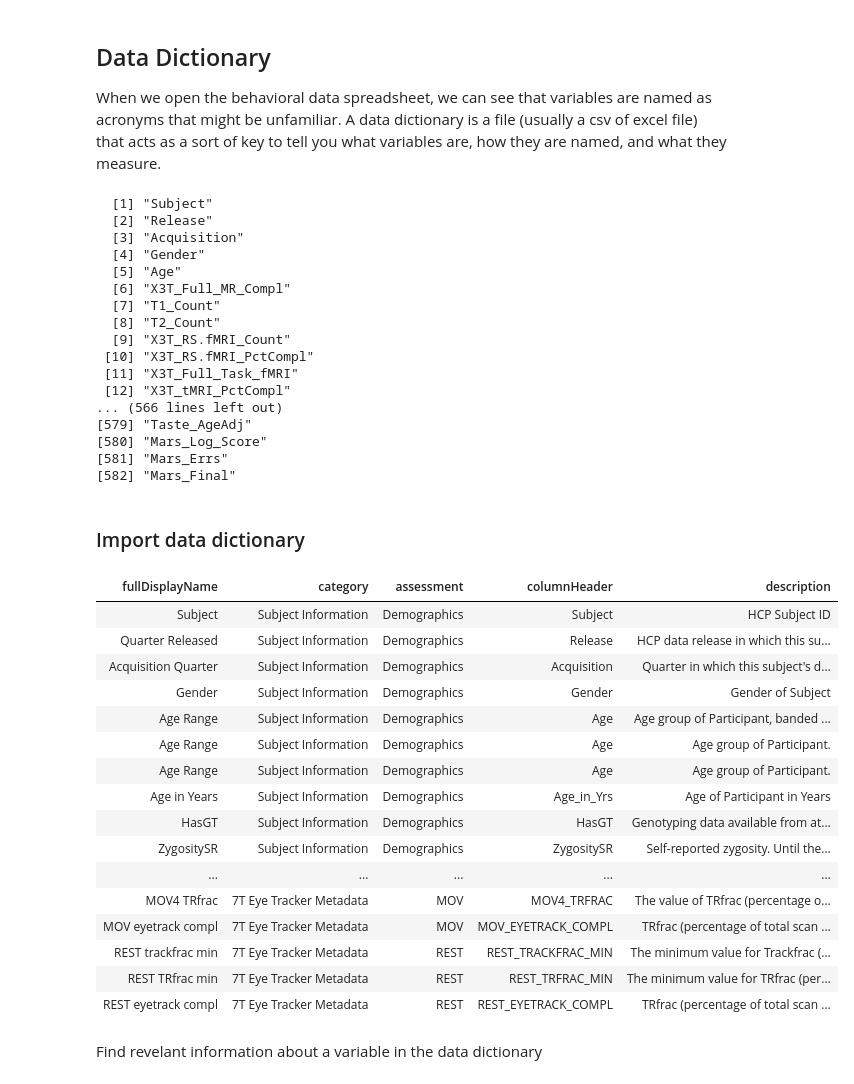
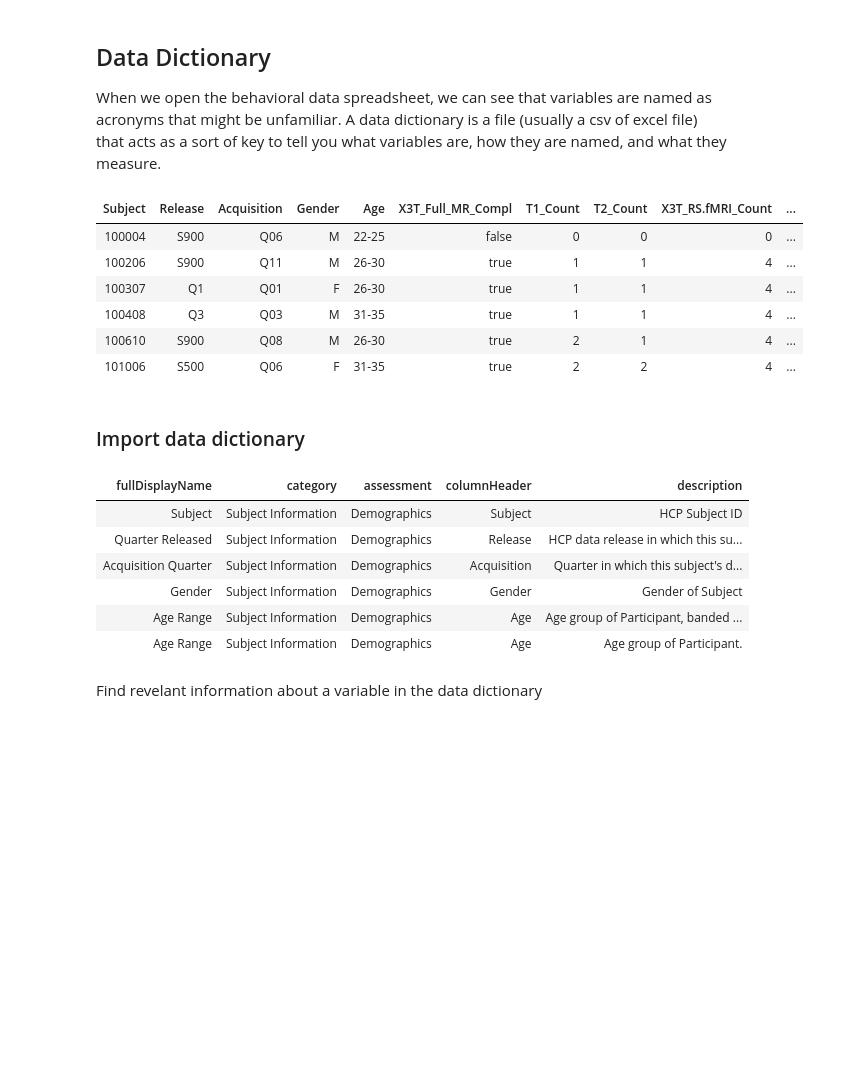
Before and after one commit to TU-Coding-Outreach-Group/cog_summer_workshops_2020, a Jupyter notebook: open-access-datasets/open_access_datasets.ipynb, the cells around one changed output. Drawn from its saved outputs; the diff is of its cells as text; code cells hidden in the pictures; blank space fills up the shorter version.

```diff
--- a/open-access-datasets/open_access_datasets.ipynb
+++ b/open-access-datasets/open_access_datasets.ipynb
@@ -103,48 +105,28 @@ The following objects are masked from 'package:base':
 When we open the  behavioral data spreadsheet, we can see that variables are named as acronyms that might be unfamiliar. A data dictionary is a file (usually a csv of excel file) that acts as a sort of key to tell you what variables are, how they are named, and what they measure.
 # %%
 behav_data <- read.csv('/Users/Administrator/Downloads/unrestricted_hspopal_6_17_2020_13_26_49.csv')
-colnames(behav_data)
+head(behav_data)
 # %% [output]
-  [1] "Subject"
-  [2] "Release"
-  [3] "Acquisition"
-  [4] "Gender"
-  [5] "Age"
-  [6] "X3T_Full_MR_Compl"
-  [7] "T1_Count"
-  [8] "T2_Count"
-  [9] "X3T_RS.fMRI_Count"
- [10] "X3T_RS.fMRI_PctCompl"
- [11] "X3T_Full_Task_fMRI"
- [12] "X3T_tMRI_PctCompl"
-... (566 lines left out)
-[579] "Taste_AgeAdj"
-[580] "Mars_Log_Score"
-[581] "Mars_Errs"
-[582] "Mars_Final"
+| Subject | Release | Acquisition | Gender | Age | X3T_Full_MR_Compl | T1_Count | T2_Count | X3T_RS.fMRI_Count | ... |
+| 100004 | S900 | Q06 | M | 22-25 | false | 0 | 0 | 0 | ... |
+| 100206 | S900 | Q11 | M | 26-30 | true | 1 | 1 | 4 | ... |
+| 100307 | Q1 | Q01 | F | 26-30 | true | 1 | 1 | 4 | ... |
+| 100408 | Q3 | Q03 | M | 31-35 | true | 1 | 1 | 4 | ... |
+| 100610 | S900 | Q08 | M | 26-30 | true | 2 | 1 | 4 | ... |
+| 101006 | S500 | Q06 | F | 31-35 | true | 2 | 2 | 4 | ... |
 # %% [markdown]
 ### Import data dictionary
 # %%
 data_dict <- read.csv('/Users/Administrator/Downloads/HCP_S1200_DataDictionary_April_20_2018.csv')
-data_dict
+head(data_dict)
 # %% [output]
 | fullDisplayName | category | assessment | columnHeader | description |
 | Subject | Subject Information | Demographics | Subject | HCP Subject ID |
 | Quarter Released | Subject Information | Demographics | Release | HCP data release in which this su... |
 | Acquisition Quarter | Subject Information | Demographics | Acquisition | Quarter in which this subject's d... |
 | Gender | Subject Information | Demographics | Gender | Gender of Subject |
 | Age Range | Subject Information | Demographics | Age | Age group of Participant, banded ... |
 | Age Range | Subject Information | Demographics | Age | Age group of Participant. |
-| Age Range | Subject Information | Demographics | Age | Age group of Participant. |
-| Age in Years | Subject Information | Demographics | Age_in_Yrs | Age of Participant in Years |
-| HasGT | Subject Information | Demographics | HasGT | Genotyping data available from at... |
-| ZygositySR | Subject Information | Demographics | ZygositySR | Self-reported zygosity. Until the... |
-| ... | ... | ... | ... | ... |
-| MOV4 TRfrac | 7T Eye Tracker Metadata | MOV | MOV4_TRFRAC | The value of TRfrac (percentage o... |
-| MOV eyetrack compl | 7T Eye Tracker Metadata | MOV | MOV_EYETRACK_COMPL | TRfrac (percentage of total scan ... |
-| REST trackfrac min | 7T Eye Tracker Metadata | REST | REST_TRACKFRAC_MIN | The minimum value for Trackfrac (... |
-| REST TRfrac min | 7T Eye Tracker Metadata | REST | REST_TRFRAC_MIN | The minimum value for TRfrac (per... |
-| REST eyetrack compl | 7T Eye Tracker Metadata | REST | REST_EYETRACK_COMPL | TRfrac (percentage of total scan ... |
 # %% [markdown]
 Find revelant information about a variable in the data dictionary
 # %%
```
Also changed, not shown: parts of 10 cells of this notebook.
